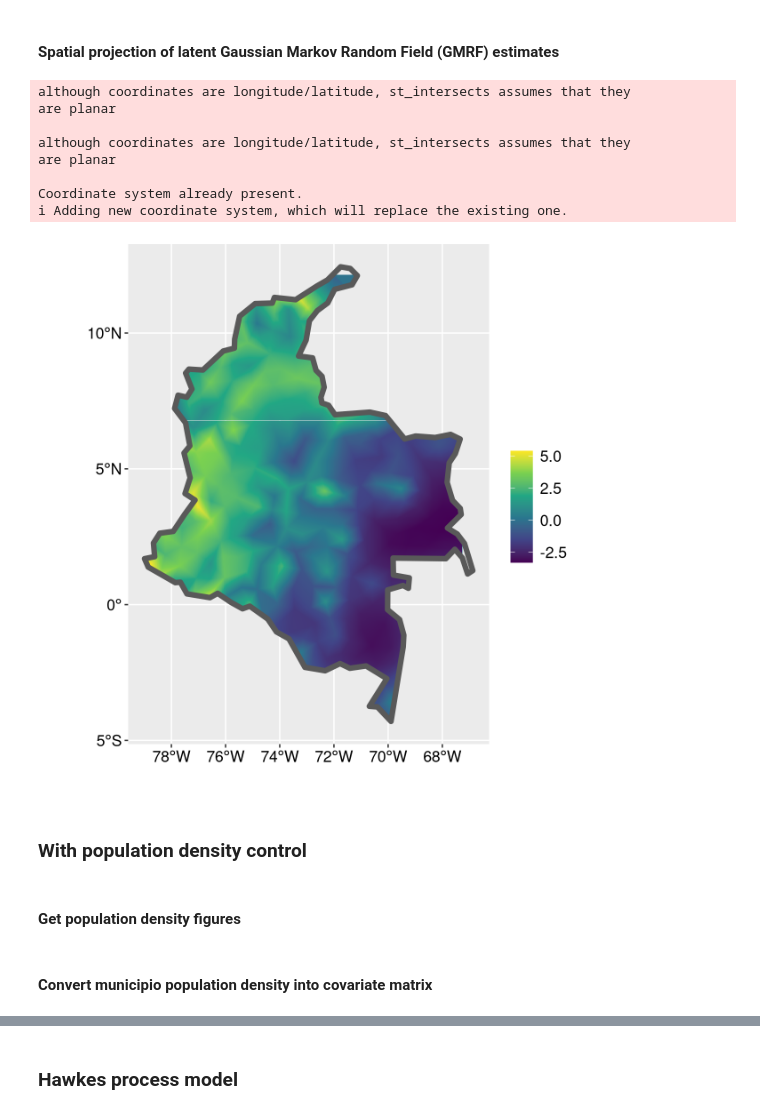
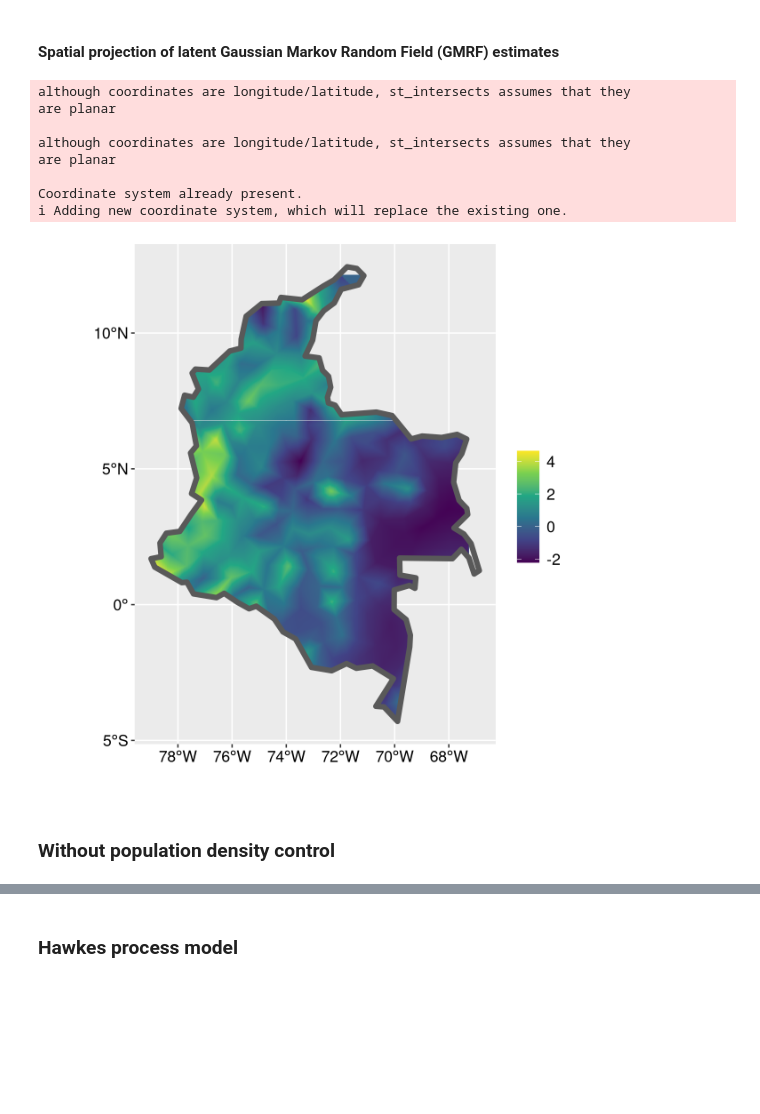
Before and after one commit to ElisavetPappa/col-conflict-sv, a Jupyter notebook: Pappa_et_al_2014-2024.ipynb, the cells around one changed output, grey strips where cells are left out. Saved outputs shown, nothing was run; the diff lists cells and outputs as text; code cells hidden in the pictures; blank space fills up the shorter version.

```diff
--- a/Pappa_et_al_2014-2024.ipynb
+++ b/Pappa_et_al_2014-2024.ipynb
@@ -357,0 +365,30 @@ Spherical geometry (s2) switched off
+# %%
+# Define file name and location
+pop_file <- paste(data_path, "municipios_pop_1985-2024.csv", sep = "")
+
+# Check if file exists, if not download and save
+if (!file.exists(pop_file)) {
+  municipios_pop <- download_pop_projections("municipality", 1985, 2024)
+
+  # Fix errors in the fetched data from orginal source!
+  # 1985 - 2014 codigo_municipio column is labelled correctly, municipio column is labelled correctly
+  # 2005 - 2019 codigo_municipio column and municipio column have been mislabelled. the labels have been swapped
+  # 2020 onwards codigo_municipio column is labelled correctly, municipio column is labelled correctly
+  municipios_pop <- municipios_pop %>%
+    mutate(
+      codigo_municipio = ifelse(ano >= 2005 & ano <= 2019, municipio, codigo_municipio),
+      municipio = ifelse(ano >= 2005 & ano <= 2019, codigo_municipio, municipio)
+    )
+
+  write.csv(municipios_pop, pop_file, row.names = FALSE)
+}
+
+# Load population data
+municipios_pop <- read.csv(pop_file,
+                           colClasses = c(codigo_municipio = "character"))
+
+# Filter for total population (data file has separate entries for rural, urban and total within each municipio)
+# and for the correct year range for the analysis
+municipios_pop <- municipios_pop %>%
+  filter(area == "total") %>%
+  filter(between(ano, 2014, 2024))
@@ -418,24 +534,24 @@ Adding another scale for fill, which will replace the existing scale.
 # %% [markdown]
 #### Spatial projection of latent Gaussian Markov Random Field (GMRF) estimates
 # %%
-gmrf_field_plot <- get_fields(fit, smesh) |>
+gmrf_field_plot <- get_fields(fit_with_covariate, smesh) |>
   show_field(smesh = smesh, sf = colombia, clip = TRUE)
 
 gmrf_field_plot + theme(text = element_text(size = 14, color = "black"),
                         axis.title = element_text(size = 16, color = "black"),
                         axis.text = element_text(size = 12, color = "black"),
                         plot.title = element_text(size = 18, color = "black"),
                         legend.text = element_text(size = 12, color = "black"),
                         legend.title = element_text(size = 14, color = "black"))
 # %% [output]
 although coordinates are longitude/latitude, st_intersects assumes that they
 are planar
 
 although coordinates are longitude/latitude, st_intersects assumes that they
 are planar
 
 Coordinate system already present.
 ℹ Adding new coordinate system, which will replace the existing one.
-[figure, old version]
+[figure, new version]
 # %% [markdown]
-### With population density control
+### Without population density control
@@ -451,2 +557,0 @@ library(dplyr)
-# %% [markdown]
-#### Get population density figures
@@ -466,2 +557,0 @@ municipios_pop <- read.csv(pop_file,
-# %% [markdown]
-#### Convert municipio population density into covariate matrix
```
Also changed, not shown: parts of 33 cells of this notebook.
